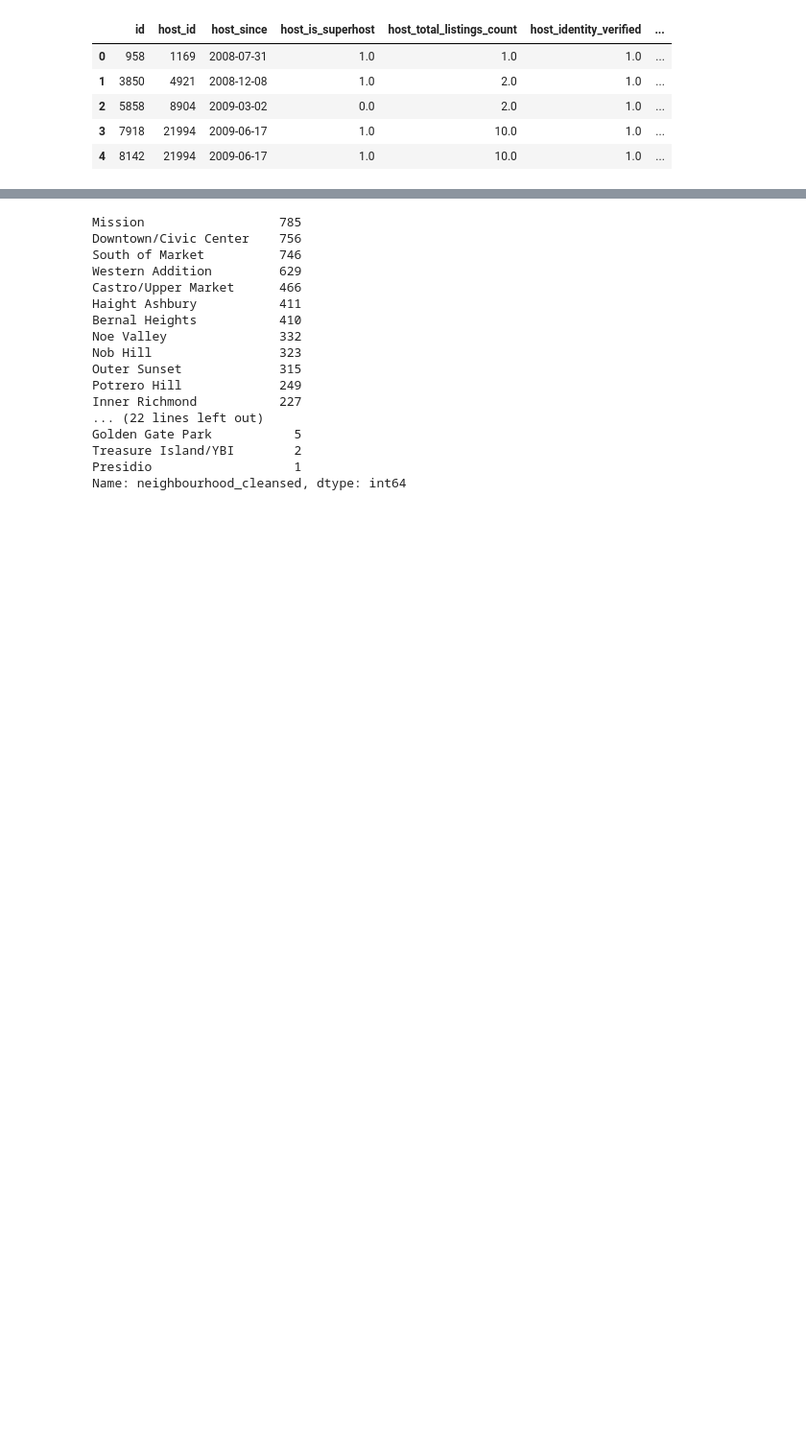
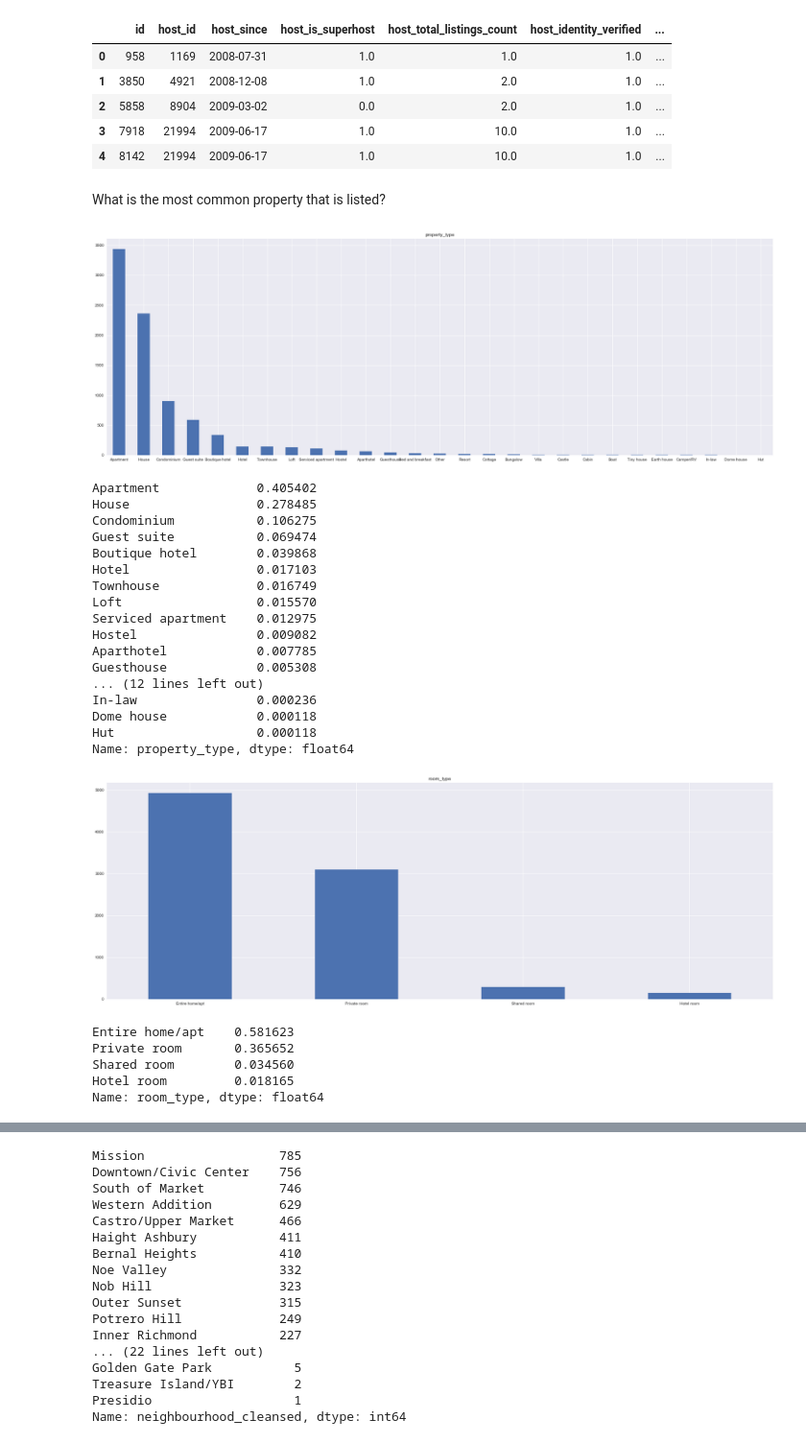
Before and after one commit to shabnami/Capstone_project_Airbnb, a Jupyter notebook: Airbnb.ipynb, the cells around one changed output, grey strips where cells are left out. Shown at 96% size. Saved outputs shown, nothing was run; the diff lists cells and outputs as text; code cells hidden in the pictures; blank space fills up the shorter version.

```diff
--- a/Airbnb.ipynb
+++ b/Airbnb.ipynb
@@ -992,3 +1033,45 @@ df.head()
 | 2 | 5858 | 8904 | 2009-03-02 | 0.0 | 2.0 | 1.0 | ... |
 | 3 | 7918 | 21994 | 2009-06-17 | 1.0 | 10.0 | 1.0 | ... |
 | 4 | 8142 | 21994 | 2009-06-17 | 1.0 | 10.0 | 1.0 | ... |
+# %% [markdown]
+What is the most common property that is listed?
+# %%
+def category_count_plot(col, figsize=(8,4)):
+    """
+    Plots a simple bar chart of the total count for each category in the column specified.
+    A figure size can optionally be specified.
+    """
+    plt.figure(figsize=figsize)
+    df[col].value_counts().plot(kind='bar')
+    plt.title(col)
+    plt.xticks(rotation=0)
+    plt.show()
+# %%
+for col in ['property_type', 'room_type']:
+    category_count_plot(col, figsize=(30,10))
+    print(df[col].value_counts(normalize=True))
+# %% [output]
+[figure, added]
+Apartment             0.405402
+House                 0.278485
+Condominium           0.106275
+Guest suite           0.069474
+Boutique hotel        0.039868
+Hotel                 0.017103
+Townhouse             0.016749
+Loft                  0.015570
+Serviced apartment    0.012975
+Hostel                0.009082
+Aparthotel            0.007785
+Guesthouse            0.005308
+... (12 lines left out)
+In-law                0.000236
+Dome house            0.000118
+Hut                   0.000118
+Name: property_type, dtype: float64
+[figure, added]
+Entire home/apt    0.581623
+Private room       0.365652
+Shared room        0.034560
+Hotel room         0.018165
+Name: room_type, dtype: float64
```
Also changed, not shown: parts of 18 cells of this notebook.
